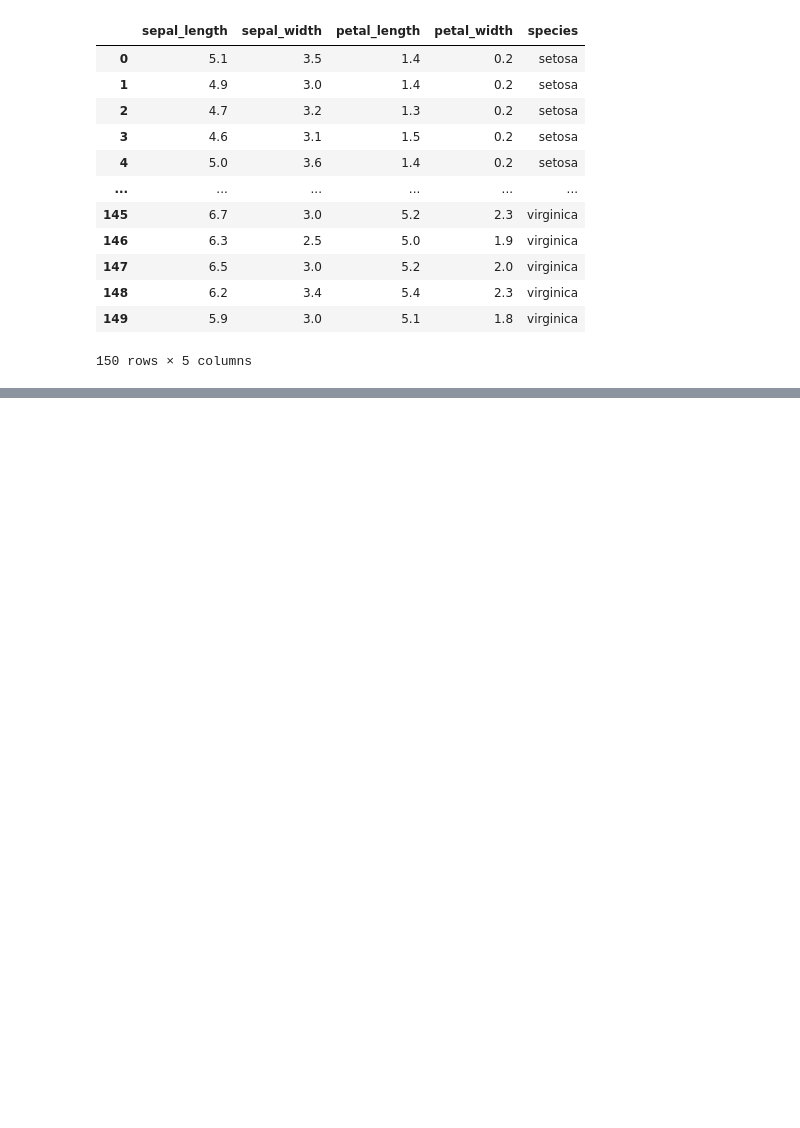
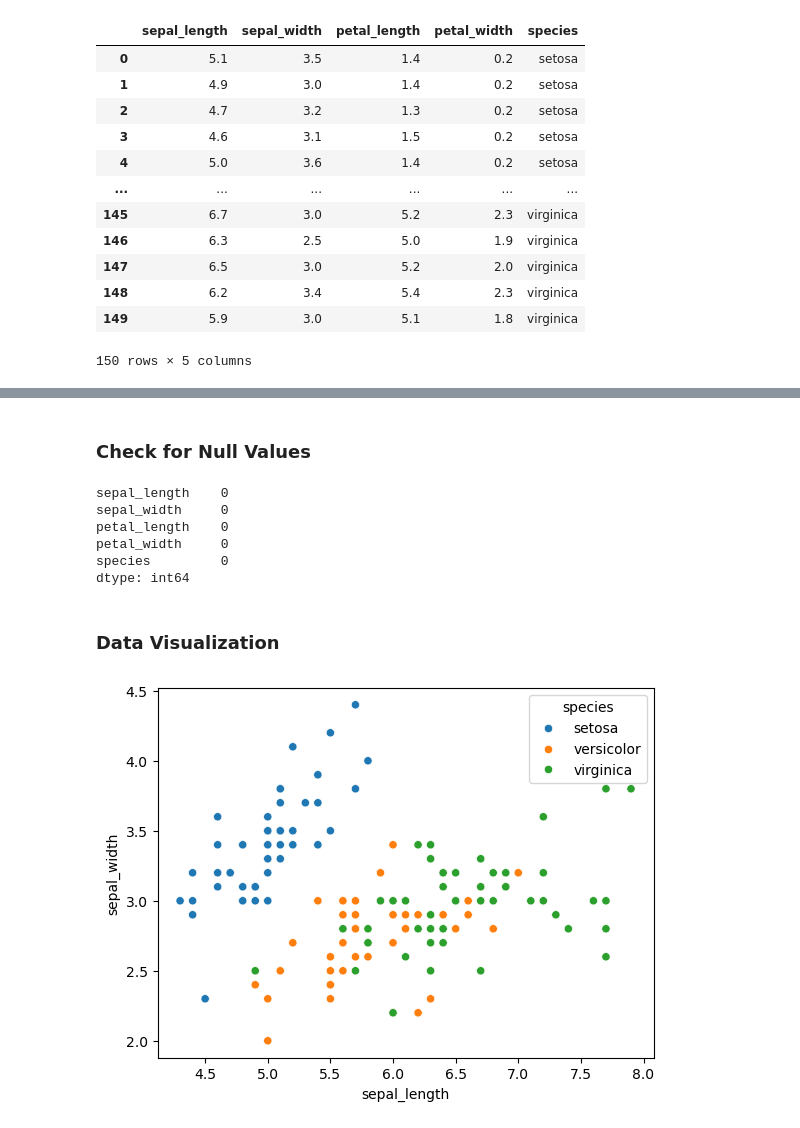
Before and after one commit to allshouldbeready/Iris-Flower-Classification, a Jupyter notebook: iris-categorizer.ipynb, the cells around one changed output, grey strips where cells are left out. Drawn from its saved outputs; the diff is of its cells as text; code cells hidden in the pictures; blank space fills up the shorter version.

Commit message:
check for null values and plot some scatter plots

```diff
--- a/iris-categorizer.ipynb
+++ b/iris-categorizer.ipynb
@@ -25,0 +74,20 @@ iris
+# %% [markdown]
+### Check for Null Values
+# %%
+# check for missing values
+iris.isnull().sum()
+# %% [output]
+sepal_length    0
+sepal_width     0
+petal_length    0
+petal_width     0
+species         0
+dtype: int64
+# %% [markdown]
+### Data Visualization
+# %%
+# Scatter plot (sepal length vs sepal width)
+sns.scatterplot(x='sepal_length', y='sepal_width', hue='species', data=iris)
+plt.show()
+# %% [output]
+[figure, added]
```
Also changed, not shown: parts of 8 cells of this notebook.
